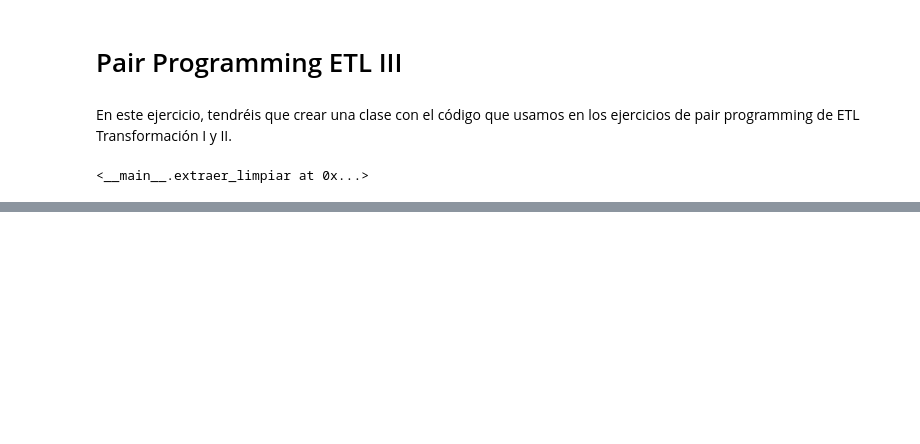
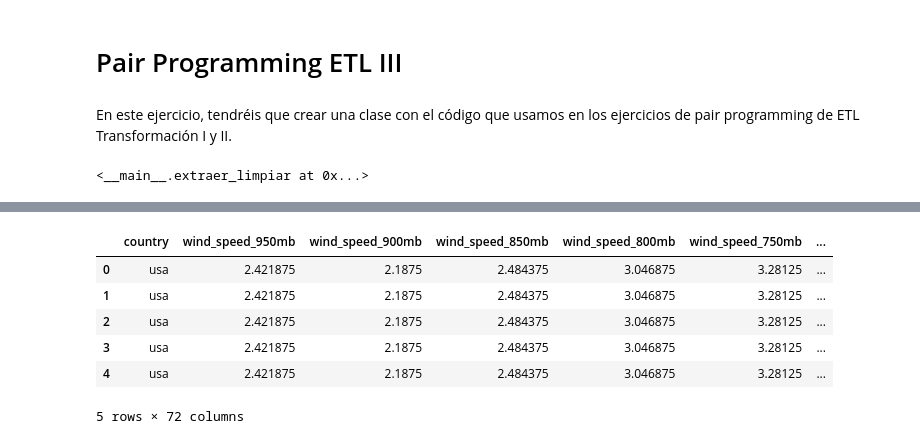
Before and after one commit to Adalab/DA-promoC-modulo2-sprint2-IreneVanna, a Jupyter notebook: ETL/ETL-III.ipynb, the cells around one changed output, grey strips where cells are left out. Drawn from its saved outputs; the diff is of its cells as text; code cells hidden in the pictures; blank space fills up the shorter version.

```diff
--- a/ETL/ETL-III.ipynb
+++ b/ETL/ETL-III.ipynb
@@ -12,6 +12,8 @@ import numpy as np
 import ast
 # %%
 dicc = {"usa": [39.7837304, -100.445882], "australia":[-24.7761086, 134.755], "south africa":[-28.8166236, 24.991639],"new zealand": [-41.5000831, 172.8344077],"papua new guinea": [-5.6816069, 144.2489081] }
+# %%
+df_attack = pd.read_csv("../datos/datos_limpiezaV.csv", index_col=0)
 # %%
 class extraer_limpiar:
 
@@ -36,32 +38,40 @@ class extraer_limpiar:
         df = pd.concat([df, response_df], axis = 0)
         return df
 
-    def limpiar_rh(self,df):
+    def limpiar(self,df1):
 
-        #df['rh_profile']= df['rh_profile'].apply(ast.literal_eval)
-
-        x = df['rh_profile'].apply(pd.Series)
+        x = df1['rh_profile'].apply(pd.Series)
 
         for i in range(len(x.columns)):
             nombre = "rh_" + str(x[i].apply(pd.Series)["layer"][0])
             valores = list(x[i].apply(pd.Series)["rh"] )
 
-            df.insert(i, nombre, valores)
-        return df
+            df1.insert(i, nombre, valores)
 
-    def limpiar_wind(self,df2):
+        a = df1['wind_profile'].apply(pd.Series)
 
-        #df2['wind_profile']= df2['wind_profile'].apply(ast.literal_eval)
+        for i in range(len(a.columns)):
+            nombre = "winddirection_" + str(a[i].apply(pd.Series)["layer"][0])
+            valores = list(a[i].apply(pd.Series)["direction"])
 
-        y = df2['wind_profile'].apply(pd.Series)
+            df1.insert(i, nombre, valores)
 
-        for i in range(len(y.columns)):
-            nombre = "winddirection_" + str(y[i].apply(pd.Series)["layer"][0])
-            valores = list(y[i].apply(pd.Series)["direction"])
+        for i in range(len(a.columns)):
 
-            df2.insert(i, nombre, valores)
+            nombre = "wind_speed_" + str(a[i].apply(pd.Series)["layer"][0])
+            valores = list(a[i].apply(pd.Series)["speed"])
 
-        return df2
+            df1.insert(i, nombre, valores)
+
+        return df1
+
+    def unir(self,df_clim,df_ata):
+
+        df_group = df_clim.groupby('country').mean()
+        df_group.reset_index()
+        df_final = pd.merge(df_group, df_ata, how="inner", right_on="country", left_on="country")
+
+        return df_final
 # %%
 api = extraer_limpiar(39.7837304, -100.445882,"usa")
 api
@@ -75,4 +85,4 @@ df_extraido.head(2)
 | 0 | 3 | 9 | -9999 | -9999 | -9999 | [{'layer': '950mb', 'rh': 13}, {'... | [{'layer': '950mb', 'direction': ... | 26 | -1 | ... |
 | 1 | 6 | 9 | -9999 | -9999 | -9999 | [{'layer': '950mb', 'rh': 11}, {'... | [{'layer': '950mb', 'direction': ... | 26 | -4 | ... |
 # %%
-df_prueba = api.limpiar_rh(df_extraido)
+df_extraido2 = api.limpiar(df_extraido)
@@ -94,0 +99,11 @@ df_prueba
+# %%
+df_final = api.unir(df_extraido2,df_attack)
+df_final.head()
+# %% [output]
+|  | country | wind_speed_950mb | wind_speed_900mb | wind_speed_850mb | wind_speed_800mb | wind_speed_750mb | ... |
+| 0 | usa | 2.421875 | 2.1875 | 2.484375 | 3.046875 | 3.28125 | ... |
+| 1 | usa | 2.421875 | 2.1875 | 2.484375 | 3.046875 | 3.28125 | ... |
+| 2 | usa | 2.421875 | 2.1875 | 2.484375 | 3.046875 | 3.28125 | ... |
+| 3 | usa | 2.421875 | 2.1875 | 2.484375 | 3.046875 | 3.28125 | ... |
+| 4 | usa | 2.421875 | 2.1875 | 2.484375 | 3.046875 | 3.28125 | ... |
+5 rows × 72 columns
```
Also changed, not shown: parts of 2 cells of this notebook, 1 other file.
